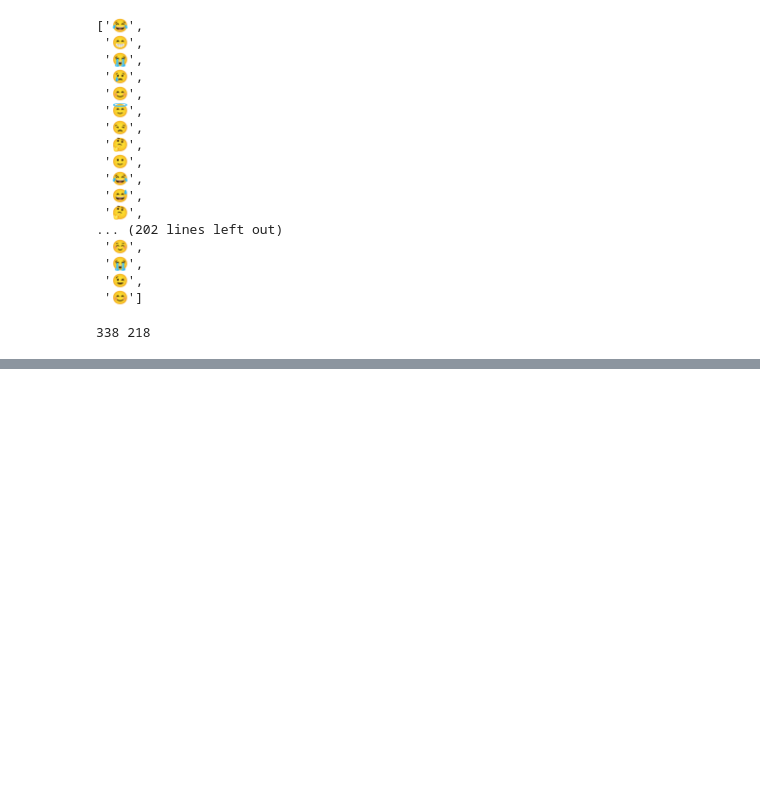
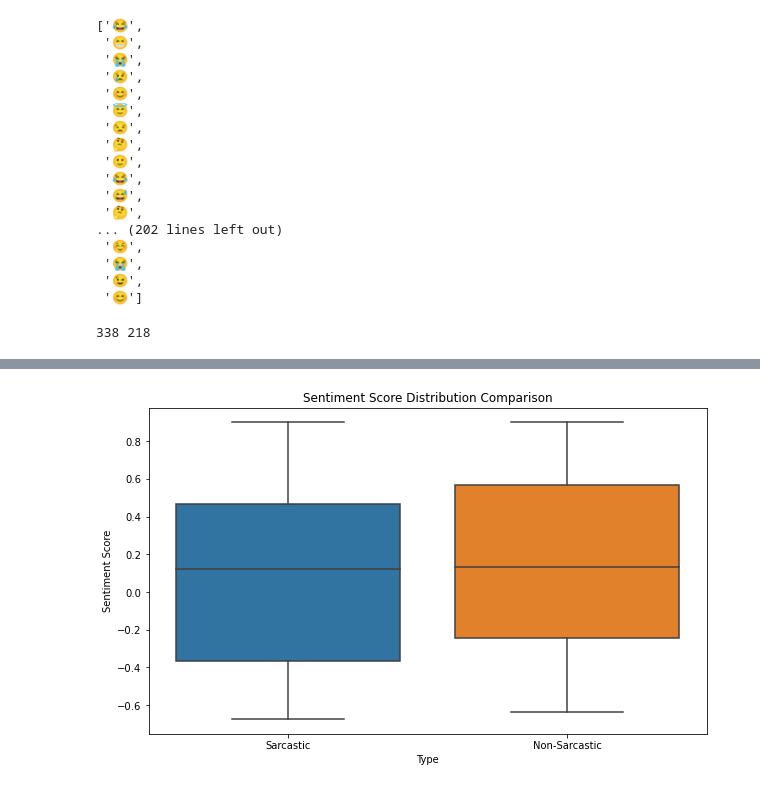
Before and after one commit to sba22224/Capstone_SBA22224, a Jupyter notebook: Code_Notebooks/Survey Data Processing.ipynb, the cells around one changed output, grey strips where cells are left out. Saved outputs shown, nothing was run; the diff lists cells and outputs as text; code cells hidden in the pictures; blank space fills up the shorter version.

```diff
--- a/Code_Notebooks/Survey Data Processing.ipynb
+++ b/Code_Notebooks/Survey Data Processing.ipynb
@@ -1236,4 +1243,5 @@ print(len(sarc_emojis_list), len(nonsarc_emojis_list))
 338 218
 # %%
 #Import df containing sentiment information for all emojis
-'emoji_emotion_stats_all.csv'
+emotion_info = pd.read_csv('emoji_emotion_stats_all.csv')
+emotion_info.head()
@@ -1239,0 +1291,18 @@ print(len(sarc_emojis_list), len(nonsarc_emojis_list))
+# %%
+#Repeat for the non sarcastic list
+
+#Create an empty list
+nonsarc_emoji_sentiment = {}
+
+#Find the relevant information for each emoji in the list in the df
+for emoji in nonsarc_emojis_list:
+    emoji_row = emotion_info[emotion_info['emoji'] == emoji]
+
+    #If the emoji is found get the sentiment score from the row
+    if not emoji_row.empty:
+        sentiment_score = emoji_row.iloc[0]['pred_sent_score']
+        nonsarc_emoji_sentiment[emoji] = sentiment_score
+
+#Check the dictionary
+for emoji, sentiment_score in nonsarc_emoji_sentiment.items():
+    print(f"Emoji: {emoji}, Sentiment Score: {sentiment_score:.5f}")
@@ -1239,0 +1327,20 @@ print(len(sarc_emojis_list), len(nonsarc_emojis_list))
+# %%
+#Create boxplots to compare
+
+#Convert dictionaries to lists
+sarc_sentiment_scores = list(sarc_emoji_sentiment.values())
+nonsarc_sentiment_scores = list(nonsarc_emoji_sentiment.values())
+
+#Create a list indicating the type of sentiment scores
+labels = ['Sarcastic'] * len(sarc_sentiment_scores) + ['Non-Sarcastic'] * len(nonsarc_sentiment_scores)
+
+#Create a box plot
+plt.figure(figsize=(10, 6))
+sns.boxplot(x=labels, y=sarc_sentiment_scores + nonsarc_sentiment_scores)
+plt.title('Sentiment Score Distribution Comparison')
+plt.xlabel('Type')
+plt.ylabel('Sentiment Score')
+plt.xticks([0, 1], ['Sarcastic', 'Non-Sarcastic'])
+plt.show()
+# %% [output]
+[figure, added]
```
Also changed, not shown: parts of 35 cells of this notebook.
